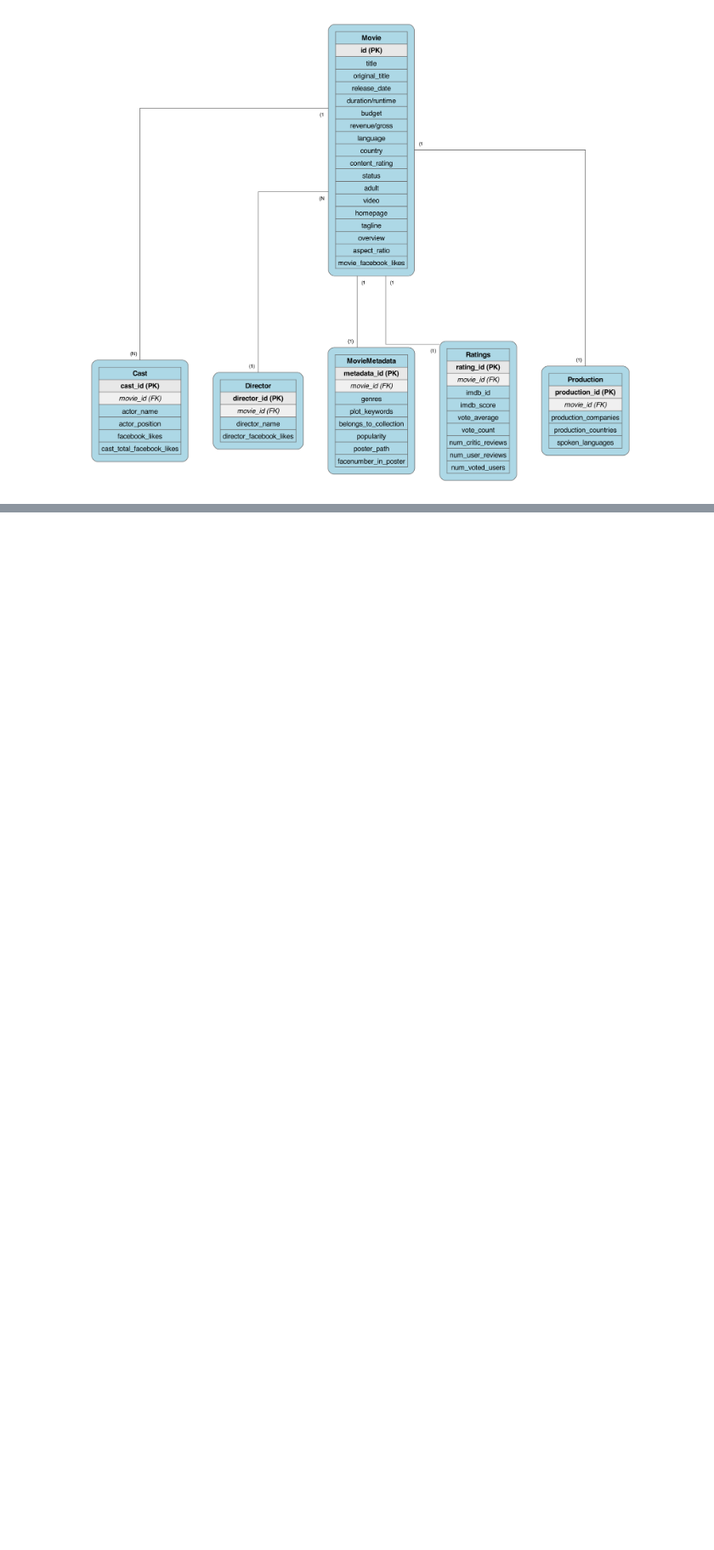
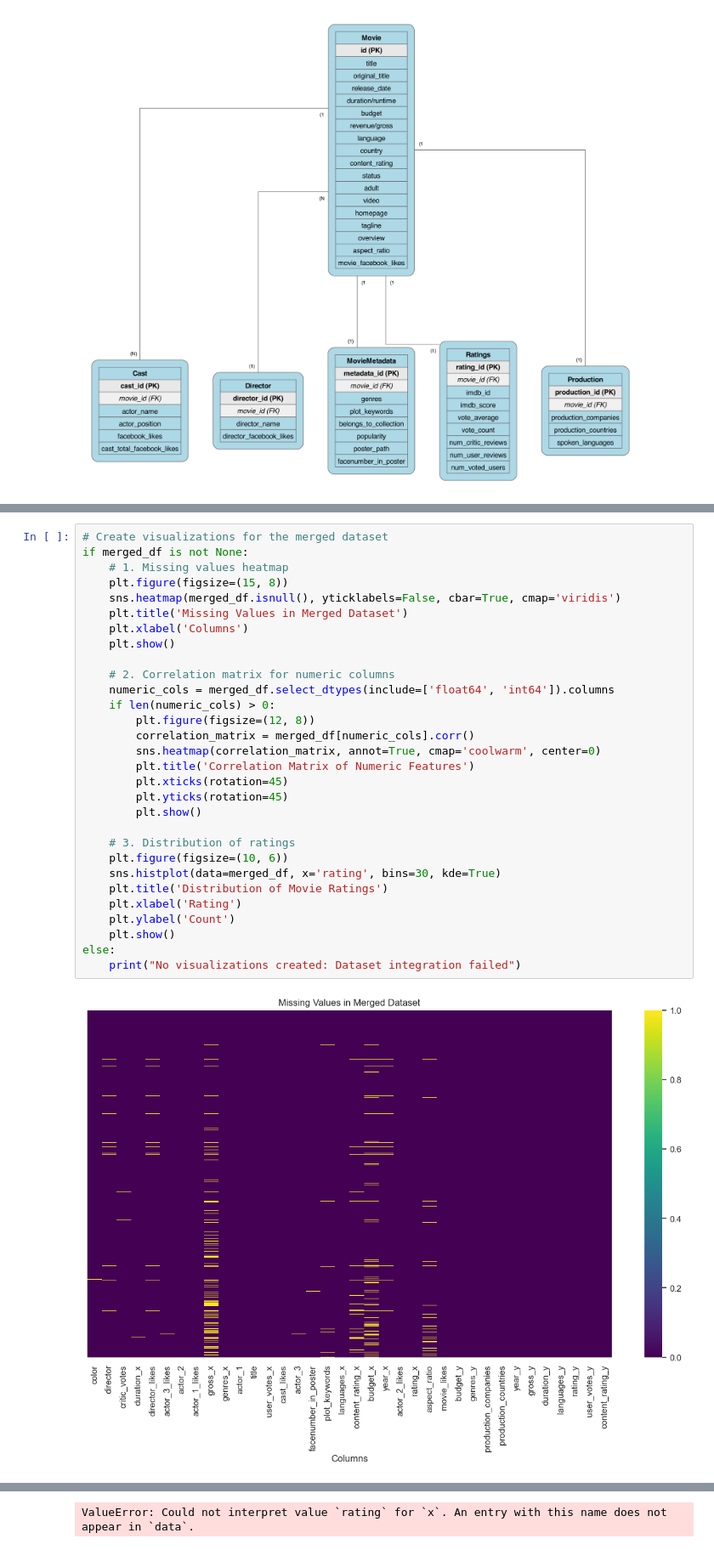
Before and after one commit to mohammadalshikh/comp-333-project, a Jupyter notebook: analysis/predictor.ipynb, the cells around one changed output, grey strips where cells are left out. Shown at 85% size. Cells and saved outputs as stored; diff of their text form; blank space fills up the shorter version.

Commit message:
Data integration code

```diff
--- a/analysis/predictor.ipynb
+++ b/analysis/predictor.ipynb
@@ -343,0 +445,32 @@ This diagram shows the relationships between different entities in our database:
+# %%
+# Create visualizations for the merged dataset
+if merged_df is not None:
+    # 1. Missing values heatmap
+    plt.figure(figsize=(15, 8))
+    sns.heatmap(merged_df.isnull(), yticklabels=False, cbar=True, cmap='viridis')
+    plt.title('Missing Values in Merged Dataset')
+    plt.xlabel('Columns')
+    plt.show()
+
+    # 2. Correlation matrix for numeric columns
+    numeric_cols = merged_df.select_dtypes(include=['float64', 'int64']).columns
+    if len(numeric_cols) > 0:
+        plt.figure(figsize=(12, 8))
+        correlation_matrix = merged_df[numeric_cols].corr()
+        sns.heatmap(correlation_matrix, annot=True, cmap='coolwarm', center=0)
+        plt.title('Correlation Matrix of Numeric Features')
+        plt.xticks(rotation=45)
+        plt.yticks(rotation=45)
+        plt.show()
+
+    # 3. Distribution of ratings
+    plt.figure(figsize=(10, 6))
+    sns.histplot(data=merged_df, x='rating', bins=30, kde=True)
+    plt.title('Distribution of Movie Ratings')
+    plt.xlabel('Rating')
+    plt.ylabel('Count')
+    plt.show()
+else:
+    print("No visualizations created: Dataset integration failed")
+# %% [output]
+[figure, added]
@@ -343,0 +478 @@ This diagram shows the relationships between different entities in our database:
+ValueError: Could not interpret value `rating` for `x`. An entry with this name does not appear in `data`.
```
Also changed, not shown: parts of 3 cells of this notebook, 1 other file.
